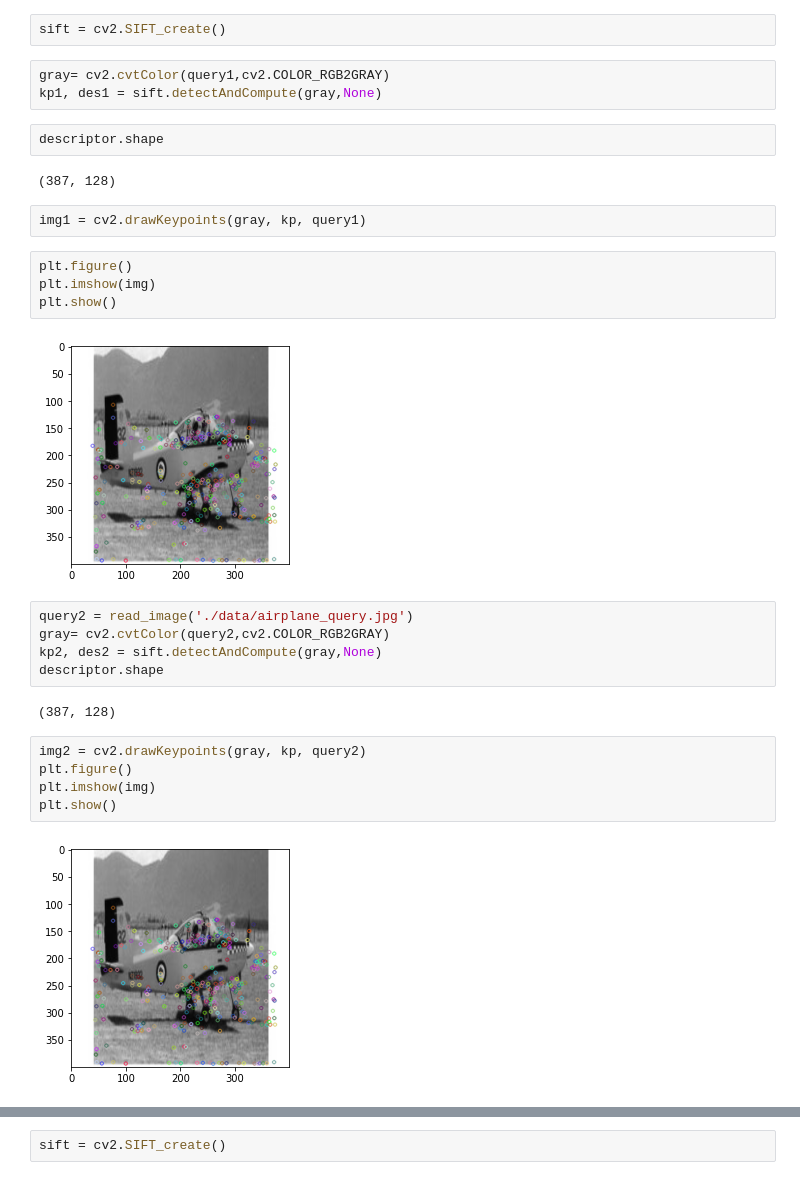
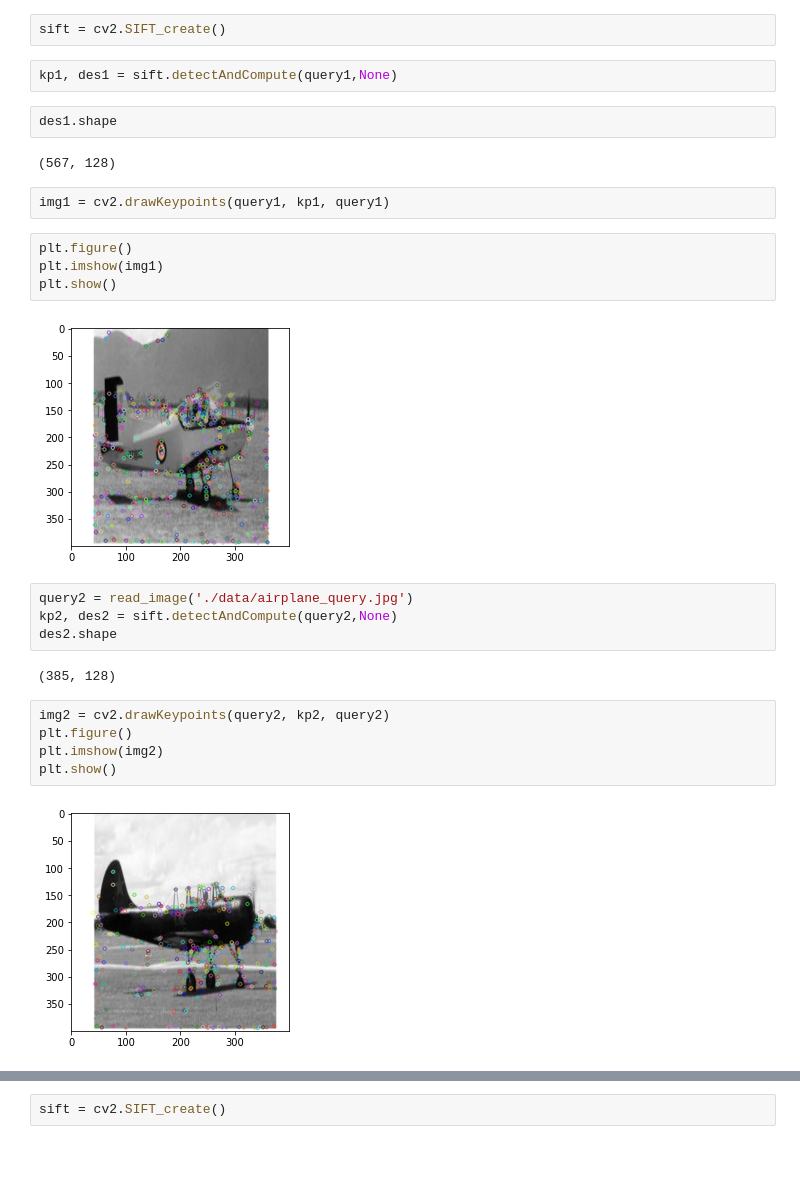
Before and after one commit to savoiepe/labs_computer_vision, a Jupyter notebook: TP1/TP1_code.ipynb, the cells around one changed output, grey strips where cells are left out. Drawn from its saved outputs; the diff is of its cells as text.

```diff
--- a/TP1/TP1_code.ipynb
+++ b/TP1/TP1_code.ipynb
@@ -108,34 +108,32 @@ query1 = read_image('./data/database/airplane_1.jpg')
 # %%
 sift = cv2.SIFT_create()
 # %%
-gray= cv2.cvtColor(query1,cv2.COLOR_RGB2GRAY)
-kp1, des1 = sift.detectAndCompute(gray,None)
+kp1, des1 = sift.detectAndCompute(query1,None)
 # %%
-descriptor.shape
+des1.shape
 # %% [output]
-(387, 128)
+(567, 128)
 # %%
-img1 = cv2.drawKeypoints(gray, kp, query1)
+img1 = cv2.drawKeypoints(query1, kp1, query1)
 # %%
 plt.figure()
-plt.imshow(img)
+plt.imshow(img1)
 plt.show()
 # %% [output]
-[figure, old version]
+[figure, new version]
 # %%
 query2 = read_image('./data/airplane_query.jpg')
-gray= cv2.cvtColor(query2,cv2.COLOR_RGB2GRAY)
-kp2, des2 = sift.detectAndCompute(gray,None)
-descriptor.shape
+kp2, des2 = sift.detectAndCompute(query2,None)
+des2.shape
 # %% [output]
-(387, 128)
+(385, 128)
 # %%
-img2 = cv2.drawKeypoints(gray, kp, query2)
+img2 = cv2.drawKeypoints(query2, kp2, query2)
 plt.figure()
-plt.imshow(img)
+plt.imshow(img2)
 plt.show()
 # %% [output]
-[figure, old version]
+[figure, new version]
 # %%
 #feature matching
 bf = cv2.BFMatcher(cv2.NORM_L1, crossCheck=True)
```
Also changed, not shown: parts of 5 cells of this notebook.
